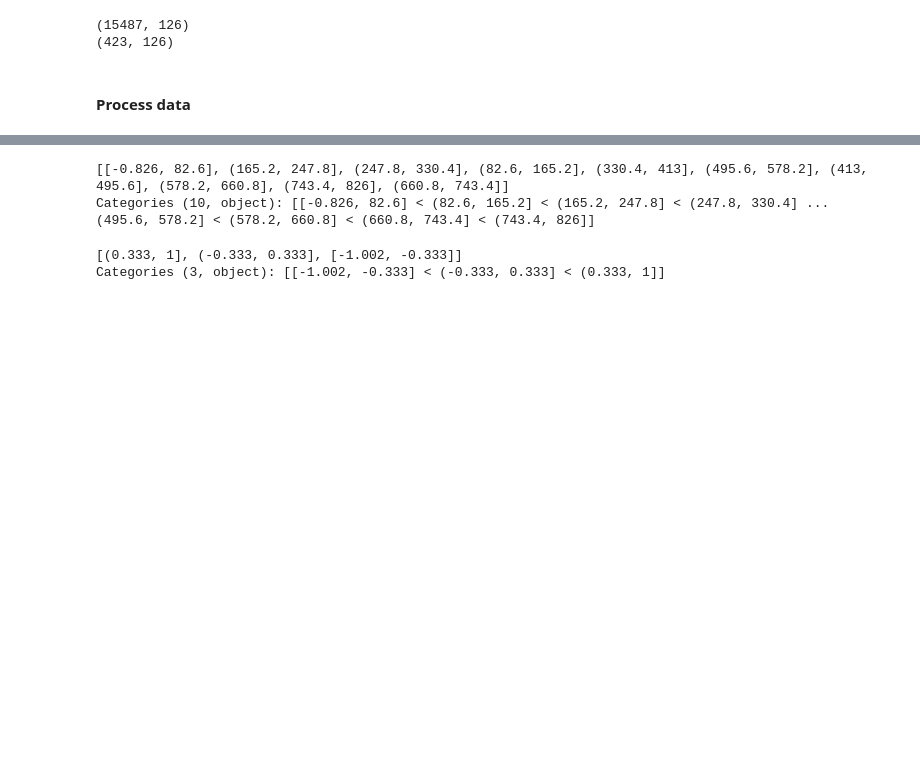
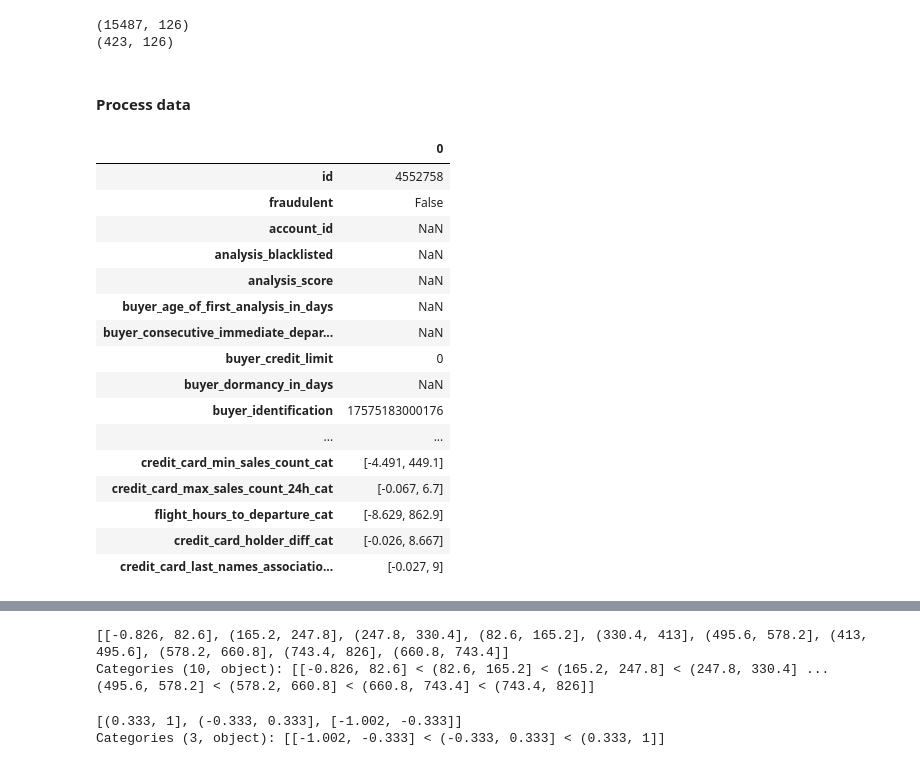
Before and after one commit to dsakuma/MAC6916, a Jupyter notebook: notebooks/project.ipynb, the cells around one changed output, grey strips where cells are left out. Cells and saved outputs as stored; diff of their text form; code cells hidden in the pictures; blank space fills up the shorter version.

```diff
--- a/notebooks/project.ipynb
+++ b/notebooks/project.ipynb
@@ -56,6 +56,28 @@ print(df[df['fraudulent'] == 1].shape)
 (423, 126)
 # %% [markdown]
 #### Process data
+# %%
+pd.options.display.max_rows = 4000
+# %%
+df.head(1).T
+# %% [output]
+|  | 0 |
+| id | 4552758 |
+| fraudulent | False |
+| account_id | NaN |
+| analysis_blacklisted | NaN |
+| analysis_score | NaN |
+| buyer_age_of_first_analysis_in_days | NaN |
+| buyer_consecutive_immediate_depar... | NaN |
+| buyer_credit_limit | 0 |
+| buyer_dormancy_in_days | NaN |
+| buyer_identification | 17575183000176 |
+| ... | ... |
+| credit_card_min_sales_count_cat | [-4.491, 449.1] |
+| credit_card_max_sales_count_24h_cat | [-0.067, 6.7] |
+| flight_hours_to_departure_cat | [-8.629, 862.9] |
+| credit_card_holder_diff_cat | [-0.026, 8.667] |
+| credit_card_last_names_associatio... | [-0.027, 9] |
 # %%
 df['credit_card_holder_and_passenger_similarity_cat'] = pd.cut(df['credit_card_holder_and_passenger_similarity'], bins=3, include_lowest=True)
 # %%
```
Also changed, not shown: parts of 9 cells of this notebook.
